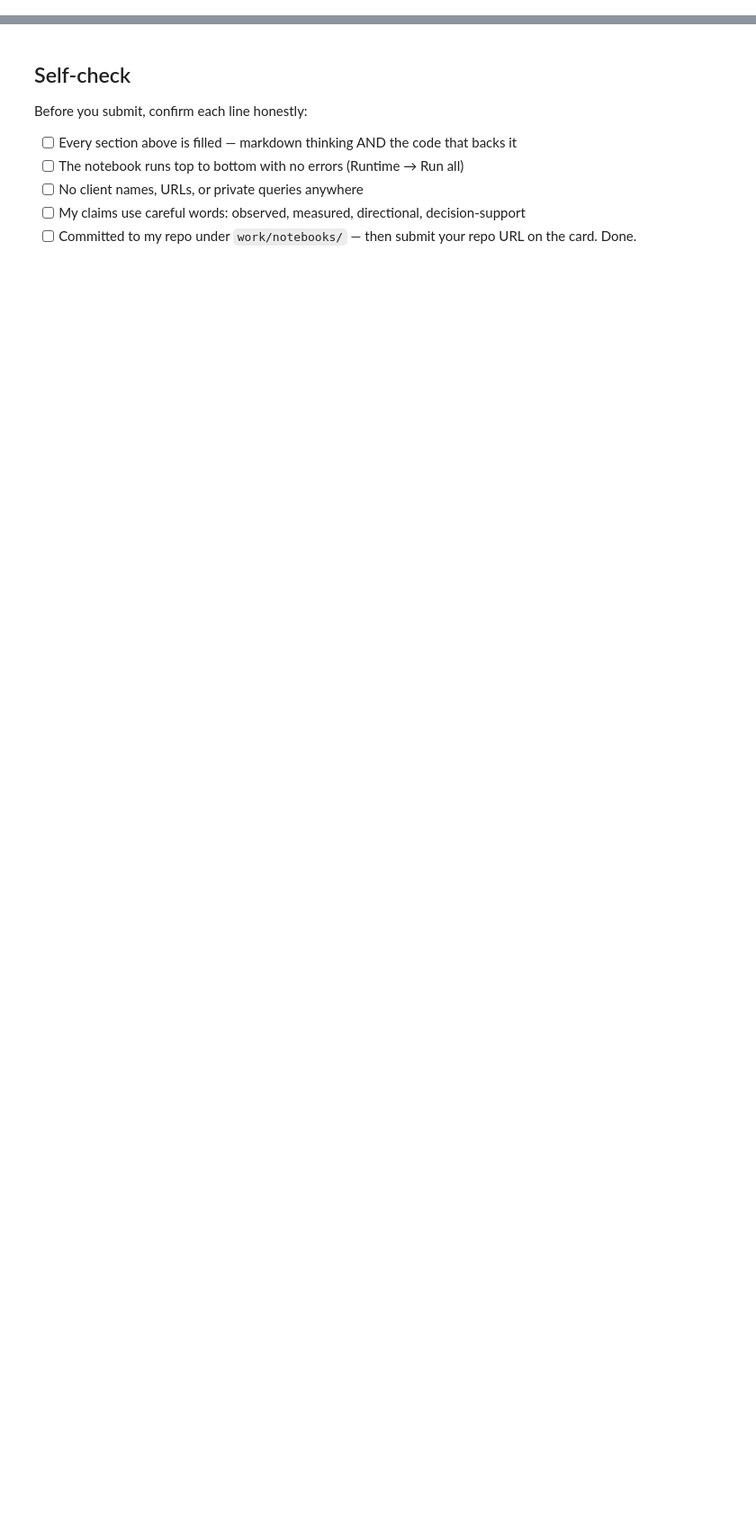
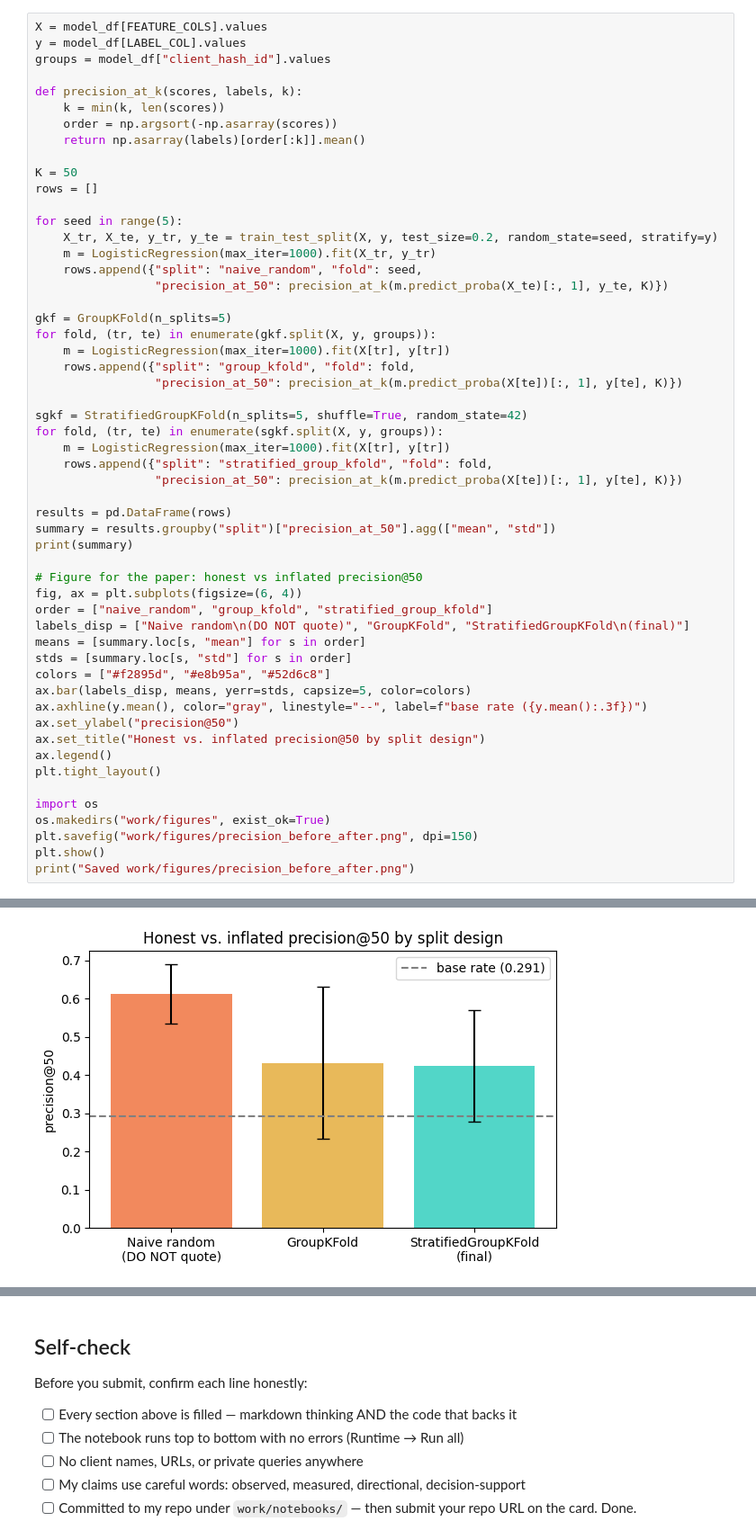
Before and after one commit to Mehroz485/ML-01, a Jupyter notebook: work/notebooks/capstone.ipynb, the cells around one changed output, grey strips where cells are left out. Shown at 90% size. Drawn from its saved outputs; the diff is of its cells as text; blank space fills up the shorter version.

```diff
--- a/work/notebooks/capstone.ipynb
+++ b/work/notebooks/capstone.ipynb
@@ -57,0 +178,55 @@ This skeleton is yours to fill. Work the sections **in order** — each one has
+# %%
+X = model_df[FEATURE_COLS].values
+y = model_df[LABEL_COL].values
+groups = model_df["client_hash_id"].values
+
+def precision_at_k(scores, labels, k):
+    k = min(k, len(scores))
+    order = np.argsort(-np.asarray(scores))
+    return np.asarray(labels)[order[:k]].mean()
+
+K = 50
+rows = []
+
+for seed in range(5):
+    X_tr, X_te, y_tr, y_te = train_test_split(X, y, test_size=0.2, random_state=seed, stratify=y)
+    m = LogisticRegression(max_iter=1000).fit(X_tr, y_tr)
+    rows.append({"split": "naive_random", "fold": seed,
+                 "precision_at_50": precision_at_k(m.predict_proba(X_te)[:, 1], y_te, K)})
+
+gkf = GroupKFold(n_splits=5)
+for fold, (tr, te) in enumerate(gkf.split(X, y, groups)):
+    m = LogisticRegression(max_iter=1000).fit(X[tr], y[tr])
+    rows.append({"split": "group_kfold", "fold": fold,
+                 "precision_at_50": precision_at_k(m.predict_proba(X[te])[:, 1], y[te], K)})
+
+sgkf = StratifiedGroupKFold(n_splits=5, shuffle=True, random_state=42)
+for fold, (tr, te) in enumerate(sgkf.split(X, y, groups)):
+    m = LogisticRegression(max_iter=1000).fit(X[tr], y[tr])
+    rows.append({"split": "stratified_group_kfold", "fold": fold,
+                 "precision_at_50": precision_at_k(m.predict_proba(X[te])[:, 1], y[te], K)})
+
+results = pd.DataFrame(rows)
+summary = results.groupby("split")["precision_at_50"].agg(["mean", "std"])
+print(summary)
+
+# Figure for the paper: honest vs inflated precision@50
+fig, ax = plt.subplots(figsize=(6, 4))
+order = ["naive_random", "group_kfold", "stratified_group_kfold"]
+labels_disp = ["Naive random\n(DO NOT quote)", "GroupKFold", "StratifiedGroupKFold\n(final)"]
+means = [summary.loc[s, "mean"] for s in order]
+stds = [summary.loc[s, "std"] for s in order]
+colors = ["#f2895d", "#e8b95a", "#52d6c8"]
+ax.bar(labels_disp, means, yerr=stds, capsize=5, color=colors)
+ax.axhline(y.mean(), color="gray", linestyle="--", label=f"base rate ({y.mean():.3f})")
+ax.set_ylabel("precision@50")
+ax.set_title("Honest vs. inflated precision@50 by split design")
+ax.legend()
+plt.tight_layout()
+
+import os
+os.makedirs("work/figures", exist_ok=True)
+plt.savefig("work/figures/precision_before_after.png", dpi=150)
+plt.show()
+print("Saved work/figures/precision_before_after.png")
+# %% [output]
@@ -57,0 +238 @@ This skeleton is yours to fill. Work the sections **in order** — each one has
+[figure, added]
```
Also changed, not shown: parts of 29 cells of this notebook.
